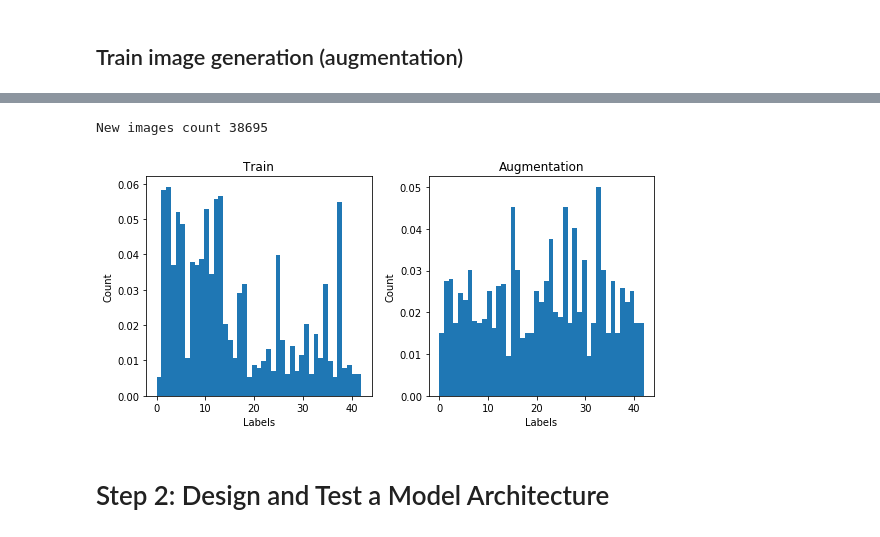
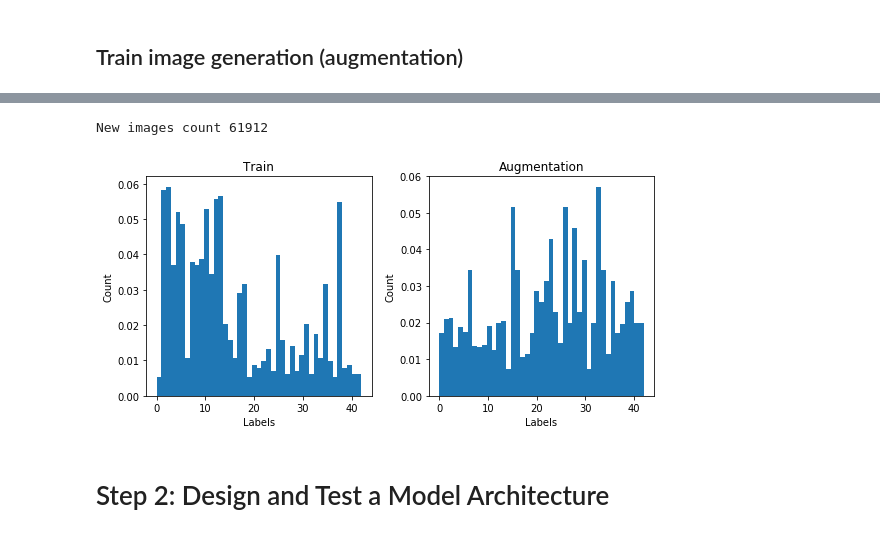
Before and after one commit to darienmt/CarND-TrafficSignClassifier-P2, a Jupyter notebook: Traffic Classifier Simplified.ipynb, the cells around one changed output, grey strips where cells are left out. Cells and saved outputs as stored; diff of their text form; code cells hidden in the pictures.

```diff
--- a/Traffic Classifier Simplified.ipynb
+++ b/Traffic Classifier Simplified.ipynb
@@ -161,31 +161,31 @@ axes[3].set_title('Rotation')
 # %%
 
 def generateImages(input, input_labels):
     hist, _ = np.histogram(input_labels, 43, normed=True)
     selectedLabel = []
     for index, v in enumerate(hist):
         if v < 0.02:
             selectedLabel.append(index)
     newInput = []
     newLabels = []
     for index, label in enumerate(input_labels):
         if label in selectedLabel:
-            for i in range(0,5):
+            for i in range(0,8):
                 type = random.randint(0, 3)
                 newLabels.append(label)
                 newInput.append(transform(input[index], type))
 
     return (np.array(newInput), np.array(newLabels))
 
 X_train_new, y_train_new = generateImages(X_train, y_train)
 print('New images count {}'.format(len(X_train_new)))
 added = np.concatenate((y_train, y_train_new), axis=0)
 plotLabelHistogram([y_train, added], ['Train', 'Augmentation'], n_classes)
 X_train = np.concatenate((X_train, X_train_new), axis=0)
 y_train = np.concatenate((y_train, y_train_new), axis=0)
 # %% [output]
-New images count 38695
+New images count 61912
-[figure, old version]
+[figure, new version]
 # %% [markdown]
 # Step 2: Design and Test a Model Architecture
 # %% [markdown]
```
Also changed, not shown: parts of 6 cells of this notebook, 5 other files.
